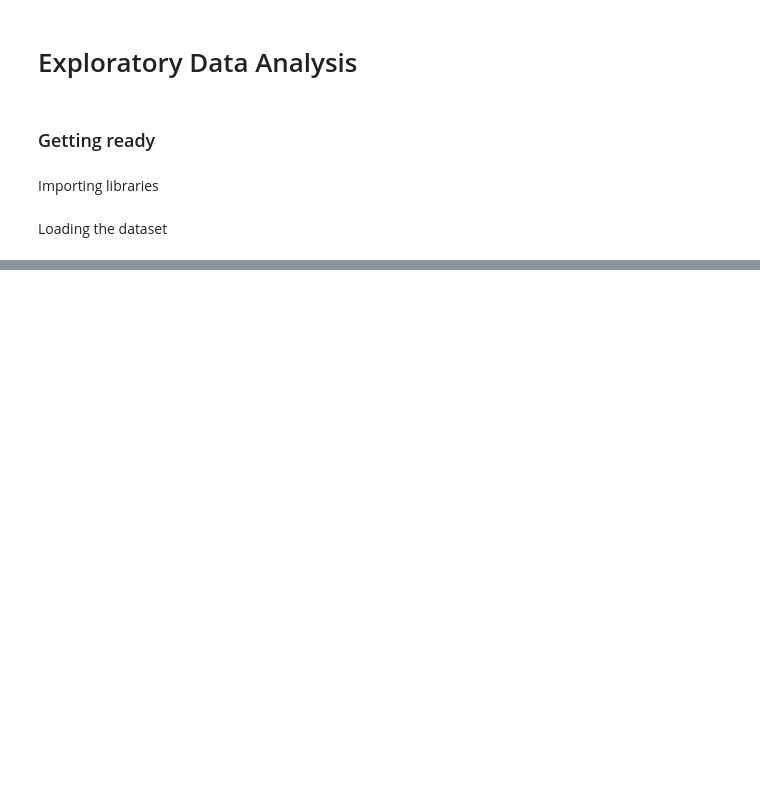
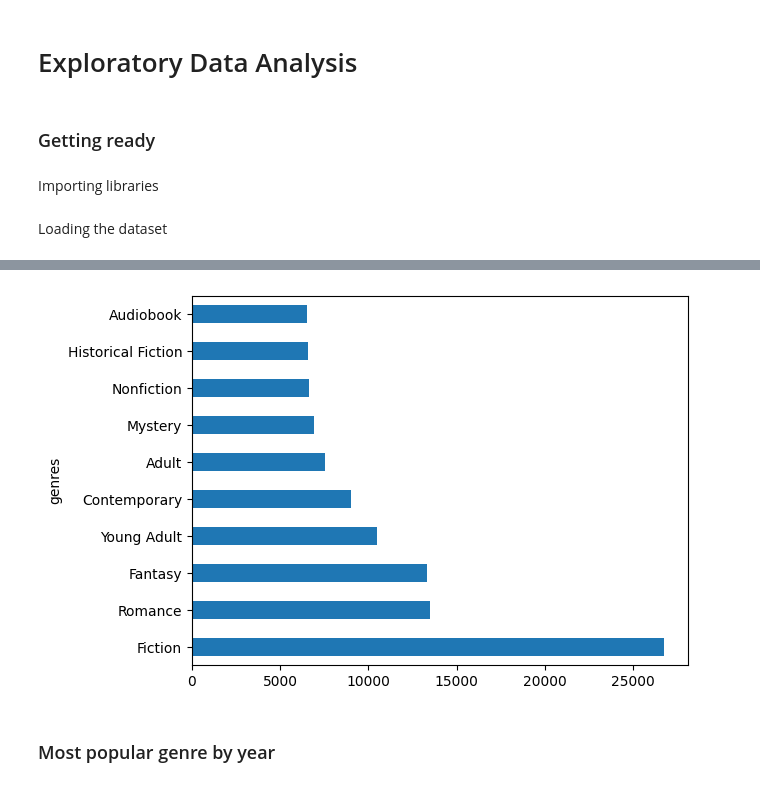
Before and after one commit to ruslan-imamguliyev/Online-Library-System, a Jupyter notebook: notebooks/eda.ipynb, the cells around one changed output, grey strips where cells are left out. Cells and saved outputs as stored; diff of their text form; code cells hidden in the pictures; blank space fills up the shorter version.

```diff
--- a/notebooks/eda.ipynb
+++ b/notebooks/eda.ipynb
@@ -193,0 +220,8 @@ Book with most Reviews
+# %%
+df['genres'] = df['genres'].apply(lambda x: ast.literal_eval(x))
+# %%
+df.explode('genres').groupby('genres')['title'].count().sort_values(ascending=False).head(10).plot.barh();
+# %% [output]
+[figure, added]
+# %% [markdown]
+### Most popular genre by year
```
Also changed, not shown: parts of 47 cells of this notebook, 2 other files.
